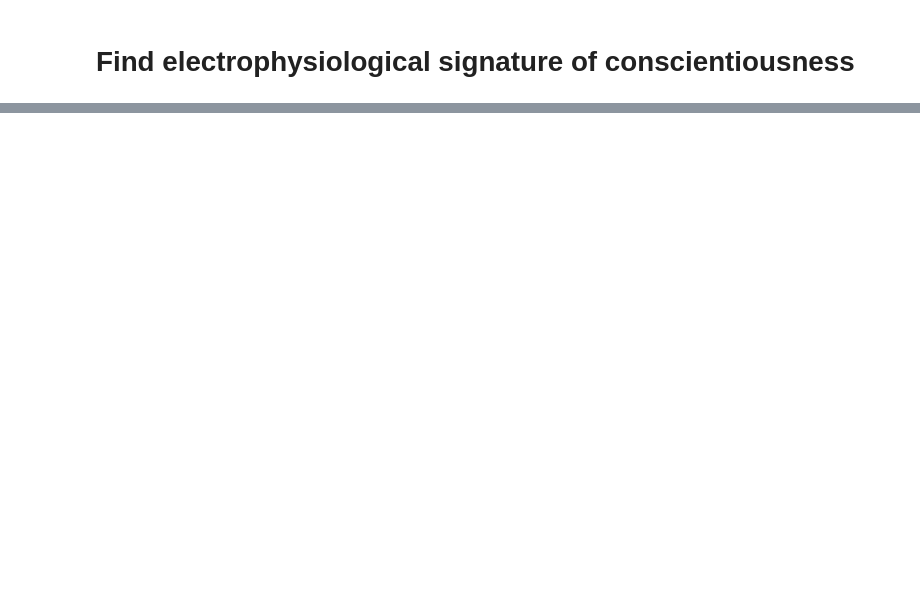
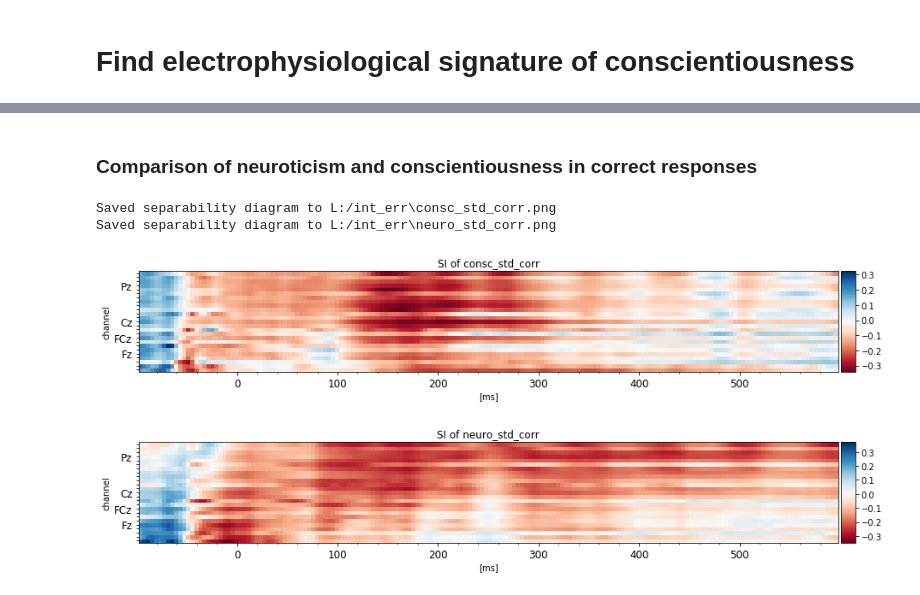
Before and after one commit to liephat/personality_seegnature, a Jupyter notebook: personality_seegnature/classify_signature_of_conscientiousness.ipynb, the cells around one changed output, grey strips where cells are left out. Drawn from its saved outputs; the diff is of its cells as text; code cells hidden in the pictures; blank space fills up the shorter version.

```diff
--- a/personality_seegnature/classify_signature_of_conscientiousness.ipynb
+++ b/personality_seegnature/classify_signature_of_conscientiousness.ipynb
@@ -40,0 +76,12 @@ Total: 588
+# %% [markdown]
+### Comparison of neuroticism and conscientiousness in correct responses
+# %%
+consc_std_err = SeparabilityIndex('consc_std_corr', eeg_data.data['stand_corr'], CHANNELS, 'Consc', 'pearson')
+consc_std_err.save_as_heatmap(working_directory, CHANNELS)
+neuro_std_err = SeparabilityIndex('neuro_std_corr', eeg_data.data['stand_corr'], CHANNELS, 'Neuroticism', 'pearson')
+neuro_std_err.save_as_heatmap(working_directory, CHANNELS)
+# %% [output]
+Saved separability diagram to L:/int_err\consc_std_corr.png
+Saved separability diagram to L:/int_err\neuro_std_corr.png
+[figure, added]
+[figure, added]
```
Also changed, not shown: parts of 20 cells of this notebook.
